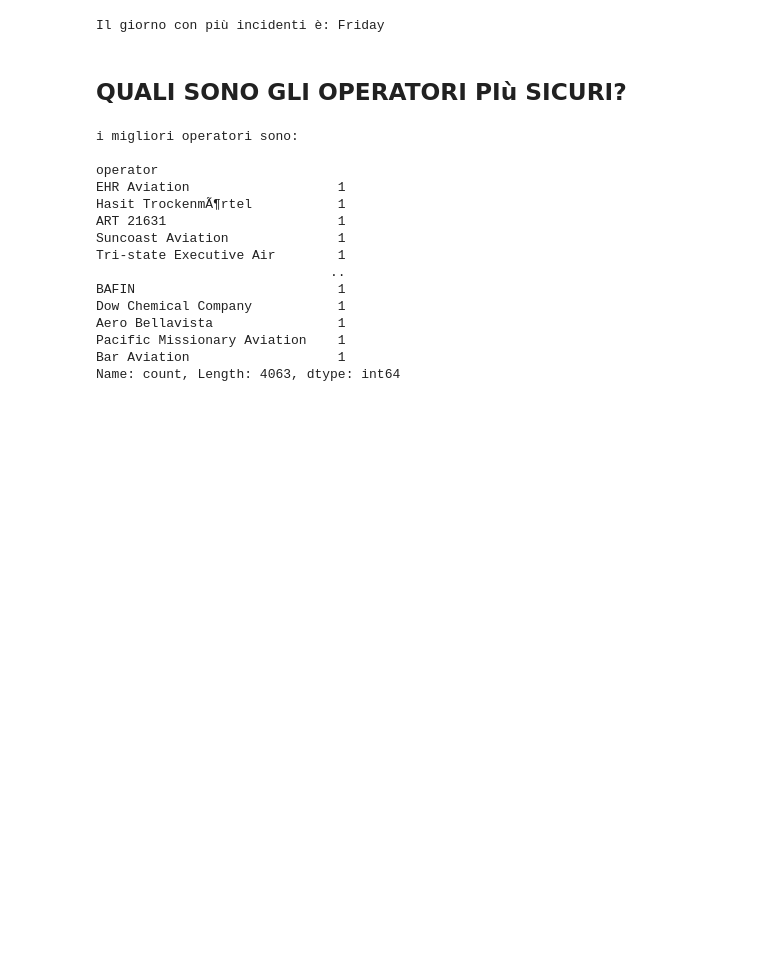
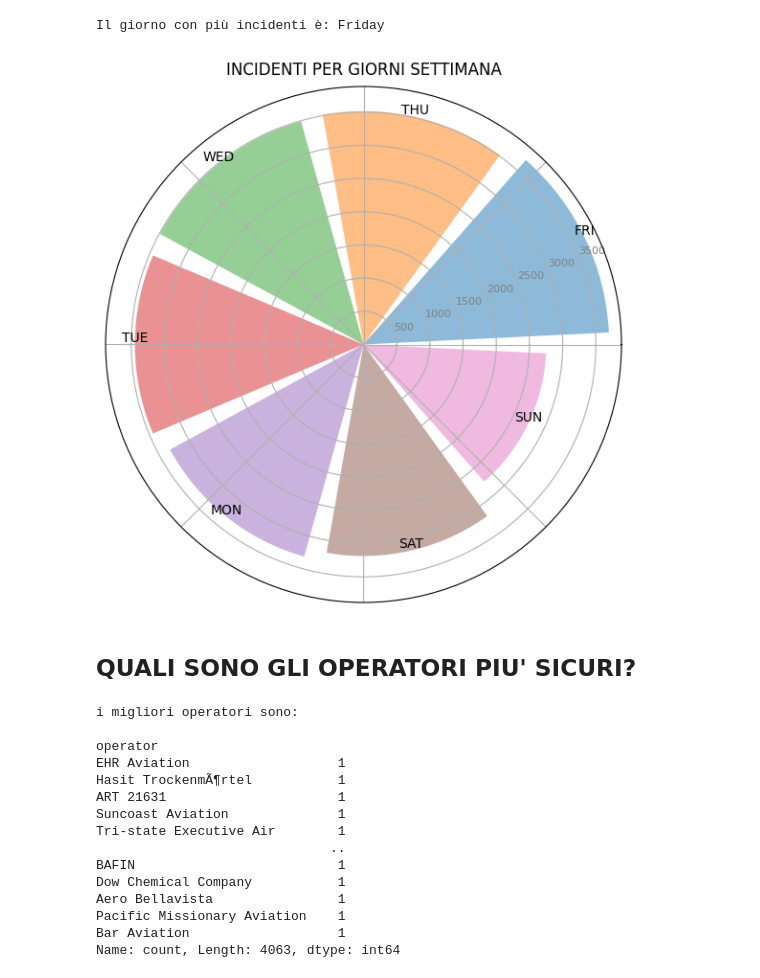
Before and after one commit to EnFiore/Master-AI, a Jupyter notebook: analisi_disastri_aerei.ipynb, the cells around one changed output. Saved outputs shown, nothing was run; the diff lists cells and outputs as text; code cells hidden in the pictures; blank space fills up the shorter version.

```diff
--- a/analisi_disastri_aerei.ipynb
+++ b/analisi_disastri_aerei.ipynb
@@ -126,8 +47,37 @@ air_dis_date.head()
 print('Il giorno con più incidenti è: '+ air_dis_date['day_n'].value_counts().idxmax())
 # %% [output]
 Il giorno con più incidenti è: Friday
+# %%
+# Dati per il grafico polare
+day = ['Fri','Thu','Wed','Tue','Mon','Sat','Sun']
+theta = np.linspace(0, 2*np.pi, len(day), endpoint=False)
+offset = np.pi / len(day)
+r = air_dis_date['day_n'].value_counts().values
+
+# Creazione del grafico polare
+plt.figure(figsize=(7, 7))
+ax = plt.subplot(111, projection='polar')
+width = np.deg2rad(360) / len(day)
+colors = ['#1f77b4', '#ff7f0e', '#2ca02c', '#d62728', '#9467bd', '#8c564b', '#e377c2']
+bars = ax.bar(theta + offset, r,color=colors, alpha=0.5, bottom=0.0)
+for i, bar in enumerate(bars):
+    height = bar.get_height()
+    ax.annotate(f'{day[i].upper()}', xy=(bar.get_x() + bar.get_width() / 2, height),
+                xytext=(0, 0), textcoords='offset points',
+                ha='center', va='bottom')
+
+# Personalizzazione del grafico
+ax.set_title("INCIDENTI PER GIORNI SETTIMANA", va='bottom')
+ax.grid(True)
+ax.set_xticklabels([])
+ax.tick_params(axis='y', labelsize=8, labelcolor = 'gray')
+
+# Visualizzazione del grafico
+plt.show()
+# %% [output]
+[figure, added]
 # %% [markdown]
-## QUALI SONO GLI OPERATORI PIù SICURI?
+## QUALI SONO GLI OPERATORI PIU' SICURI?
 # %%
 operator_mask = air_dis['operator'].value_counts() == 1
 # %%
```
Also changed, not shown: parts of 33 cells of this notebook.
